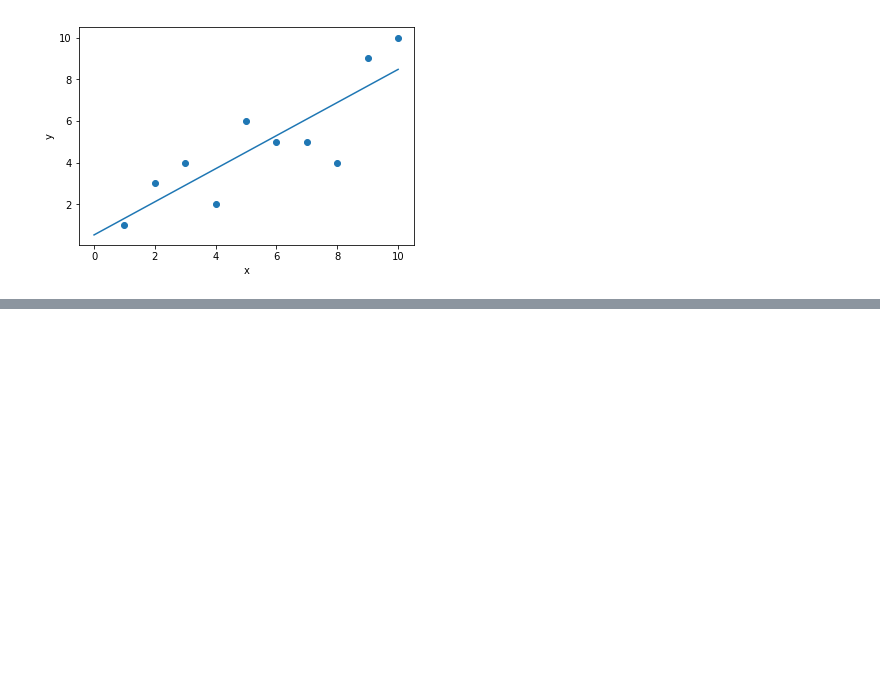
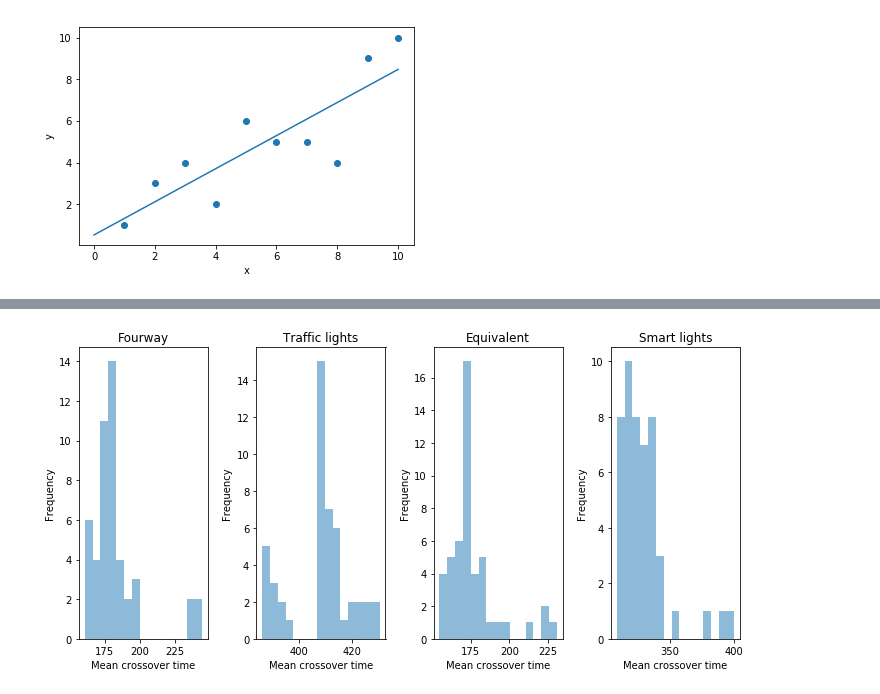
Before and after one commit to r-hoffmann/agent-based-modelling, a Jupyter notebook: graphs.ipynb, the cells around one changed output, grey strips where cells are left out. Saved outputs shown, nothing was run; the diff lists cells and outputs as text; code cells hidden in the pictures; blank space fills up the shorter version.

```diff
--- a/graphs.ipynb
+++ b/graphs.ipynb
@@ -185,0 +250,11 @@ y=0.793939393939394x+0.5333333333333332 with R^2=0.7133474664338862
+# %%
+fig, axs = plt.subplots(1, 4, figsize = (10,5), sharey=False, tight_layout=True)
+
+for key in cross_dict.keys():
+    ind = keys.index(key)
+    axs[ind].hist(cross_dict[key], bins = 15, label = INTERSECTION_HUMAN[key], alpha = .5)
+    axs[ind].set_title(INTERSECTION_HUMAN[key])
+    axs[ind].set_ylabel('Frequency')
+    axs[ind].set_xlabel('Mean crossover time')
+# %% [output]
+[figure, added]
```
Also changed, not shown: parts of 5 cells of this notebook, 1 other file.
